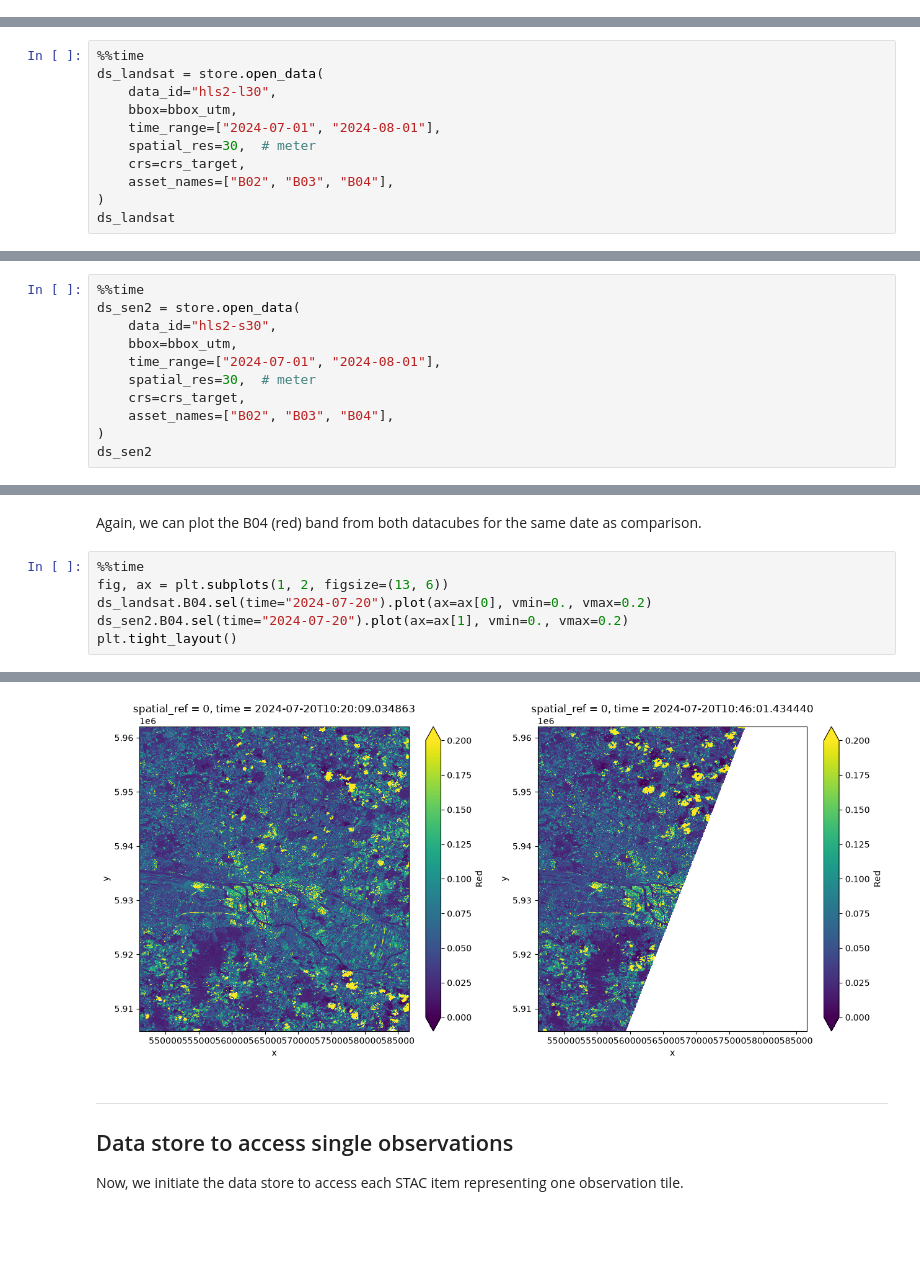
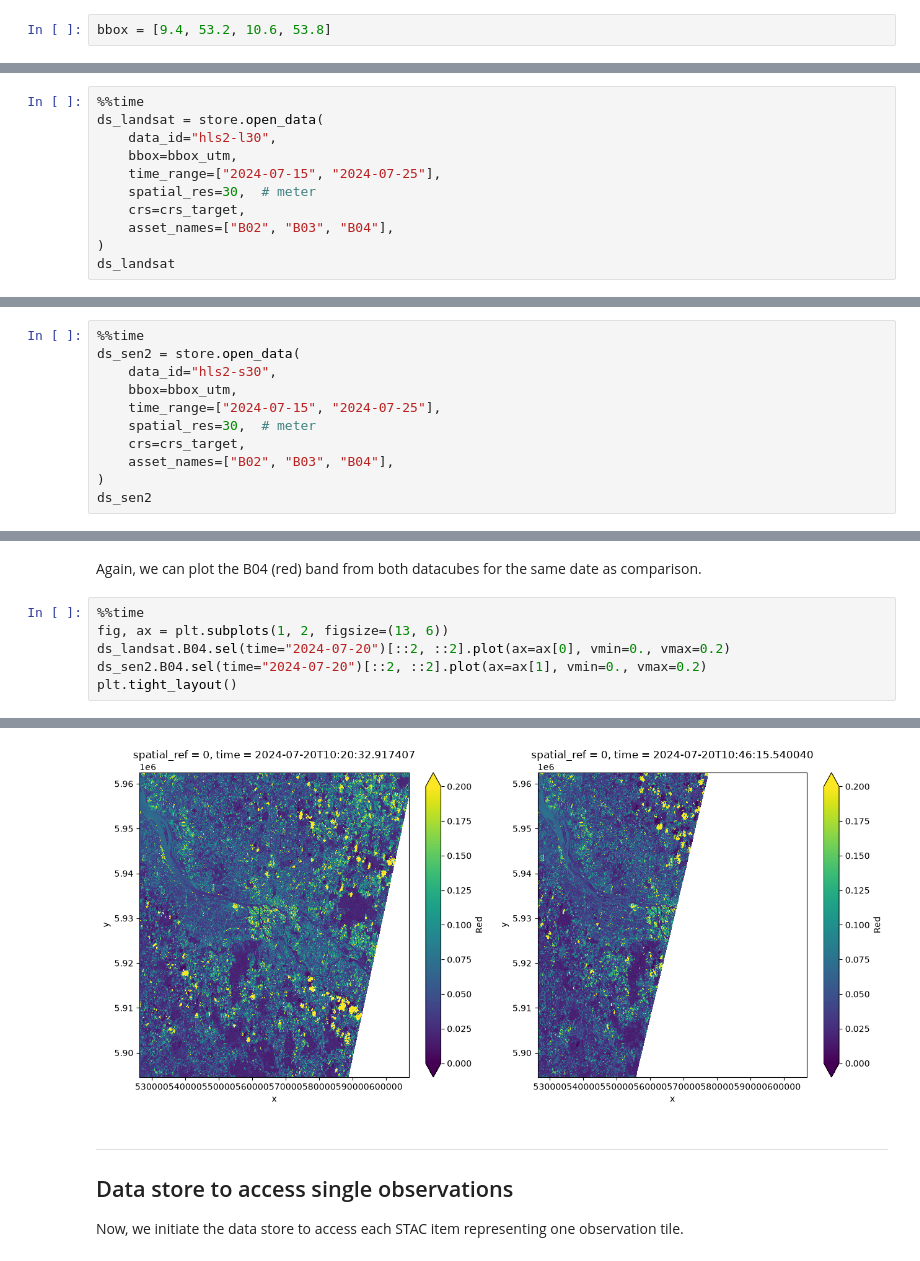
Before and after one commit to xcube-dev/xcube-stac, a Jupyter notebook: examples/notebooks/hls_planetary_computer.ipynb, the cells around one changed output, grey strips where cells are left out. Drawn from its saved outputs; the diff is of its cells as text; blank space fills up the shorter version.

```diff
--- a/examples/notebooks/hls_planetary_computer.ipynb
+++ b/examples/notebooks/hls_planetary_computer.ipynb
@@ -66,6 +66,8 @@ Wall time: 86.8 μs
 <xcube.util.jsonschema.JsonObjectSchema at 0x...>
 # %% [markdown]
 First we request the Landsat datacube, where we set the bounding box to cover the greater Hamburg area and the time range to July 2024. We select the blue, green, and red band and also retrieve the solar and vieweing angles along with the quality bit mask band (`Fmask`).
+# %%
+bbox = [9.4, 53.2, 10.6, 53.8]
 # %%
 %%time
 ds_landsat = store.open_data(
@@ -157,7 +158,7 @@ bbox_utm = reproject_bbox(bbox, "EPSG:4326", crs_target)
 ds_landsat = store.open_data(
     data_id="hls2-l30",
     bbox=bbox_utm,
-    time_range=["2024-07-01", "2024-08-01"],
+    time_range=["2024-07-15", "2024-07-25"],
     spatial_res=30,  # meter
     crs=crs_target,
     asset_names=["B02", "B03", "B04"],
@@ -236,7 +237,7 @@ open_params :
 ds_sen2 = store.open_data(
     data_id="hls2-s30",
     bbox=bbox_utm,
-    time_range=["2024-07-01", "2024-08-01"],
+    time_range=["2024-07-15", "2024-07-25"],
     spatial_res=30,  # meter
     crs=crs_target,
     asset_names=["B02", "B03", "B04"],
@@ -315,7 +316,7 @@ Again, we can plot the B04 (red) band from both datacubes for the same date as c
 # %%
 %%time
 fig, ax = plt.subplots(1, 2, figsize=(13, 6))
-ds_landsat.B04.sel(time="2024-07-20").plot(ax=ax[0], vmin=0., vmax=0.2)
-ds_sen2.B04.sel(time="2024-07-20").plot(ax=ax[1], vmin=0., vmax=0.2)
+ds_landsat.B04.sel(time="2024-07-20")[::2, ::2].plot(ax=ax[0], vmin=0., vmax=0.2)
+ds_sen2.B04.sel(time="2024-07-20")[::2, ::2].plot(ax=ax[1], vmin=0., vmax=0.2)
 plt.tight_layout()
 # %% [output]
@@ -324,4 +325,4 @@ Wall time: 8.1 s
-[figure, old version]
+[figure, new version]
 # %% [markdown]
 ----
 ## Data store to access single observations
```
Also changed, not shown: parts of 11 cells of this notebook, 5 other files.
